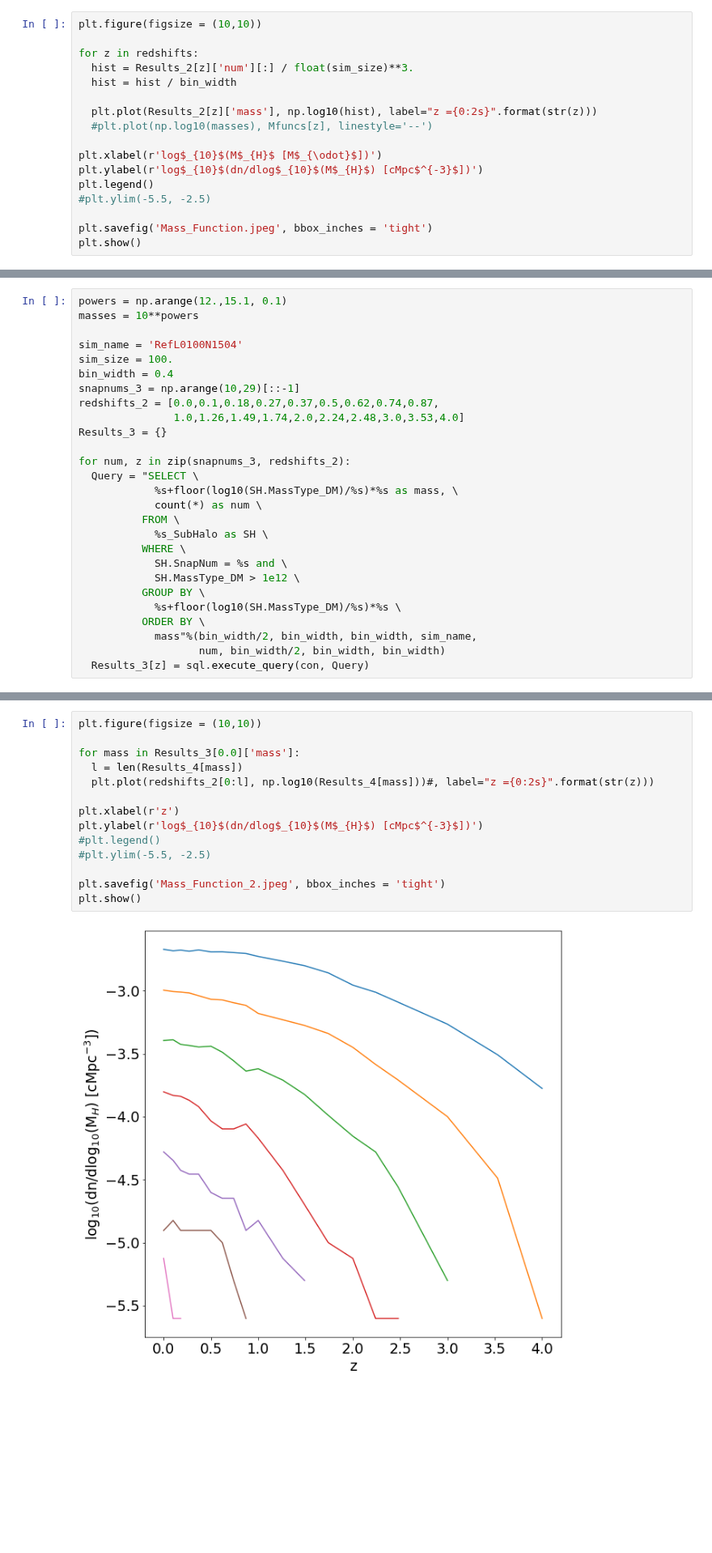
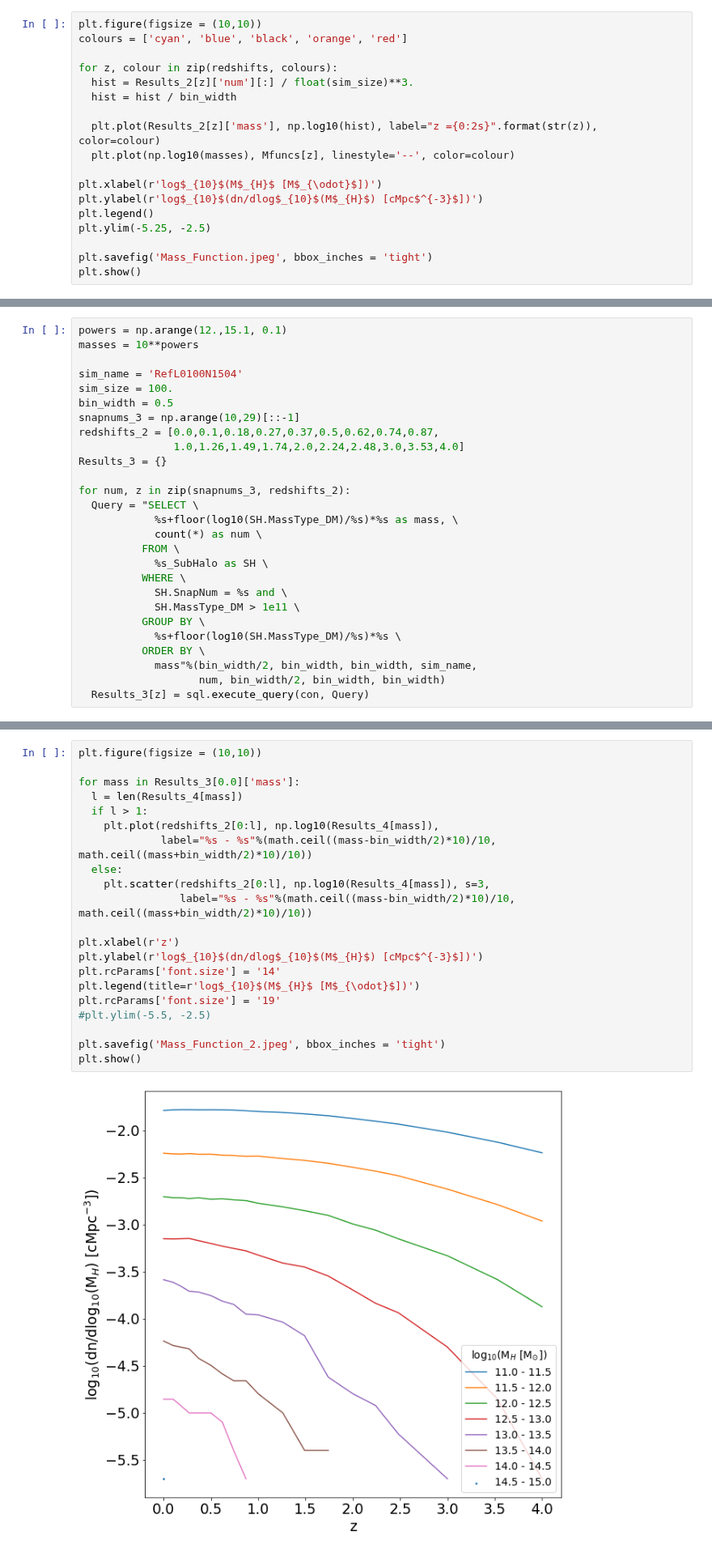
Before and after one commit to xvh422/L4-Project, a Jupyter notebook: J_Carter_Code.ipynb, the cells around one changed output, grey strips where cells are left out. Shown at 81% size. Cells and saved outputs as stored; diff of their text form; blank space fills up the shorter version.

```diff
--- a/J_Carter_Code.ipynb
+++ b/J_Carter_Code.ipynb
@@ -844,18 +846,19 @@ Results = sql.execute_query(con, Query)
 # Mass Function
 # %%
 plt.figure(figsize = (10,10))
+colours = ['cyan', 'blue', 'black', 'orange', 'red']
 
-for z in redshifts:
+for z, colour in zip(redshifts, colours):
   hist = Results_2[z]['num'][:] / float(sim_size)**3.
   hist = hist / bin_width
 
-  plt.plot(Results_2[z]['mass'], np.log10(hist), label="z ={0:2s}".format(str(z)))
-  #plt.plot(np.log10(masses), Mfuncs[z], linestyle='--')
+  plt.plot(Results_2[z]['mass'], np.log10(hist), label="z ={0:2s}".format(str(z)), color=colour)
+  plt.plot(np.log10(masses), Mfuncs[z], linestyle='--', color=colour)
 
 plt.xlabel(r'log$_{10}$(M$_{H}$ [M$_{\odot}$])')
 plt.ylabel(r'log$_{10}$(dn/dlog$_{10}$(M$_{H}$) [cMpc$^{-3}$])')
 plt.legend()
-#plt.ylim(-5.5, -2.5)
+plt.ylim(-5.25, -2.5)
 
 plt.savefig('Mass_Function.jpeg', bbox_inches = 'tight')
 plt.show()
@@ -879,7 +882,7 @@ masses = 10**powers
 
 sim_name = 'RefL0100N1504'
 sim_size = 100.
-bin_width = 0.4
+bin_width = 0.5
 snapnums_3 = np.arange(10,29)[::-1]
 redshifts_2 = [0.0,0.1,0.18,0.27,0.37,0.5,0.62,0.74,0.87,
                1.0,1.26,1.49,1.74,2.0,2.24,2.48,3.0,3.53,4.0]
@@ -893,7 +896,7 @@ for num, z in zip(snapnums_3, redshifts_2):
             %s_SubHalo as SH \
           WHERE \
             SH.SnapNum = %s and \
-            SH.MassType_DM > 1e12 \
+            SH.MassType_DM > 1e11 \
           GROUP BY \
             %s+floor(log10(SH.MassType_DM)/%s)*%s \
           ORDER BY \
@@ -917,16 +920,23 @@ for z in redshifts_2:
 # %%
 plt.figure(figsize = (10,10))
 
 for mass in Results_3[0.0]['mass']:
   l = len(Results_4[mass])
-  plt.plot(redshifts_2[0:l], np.log10(Results_4[mass]))#, label="z ={0:2s}".format(str(z)))
+  if l > 1:
+    plt.plot(redshifts_2[0:l], np.log10(Results_4[mass]),
+             label="%s - %s"%(math.ceil((mass-bin_width/2)*10)/10, math.ceil((mass+bin_width/2)*10)/10))
+  else:
+    plt.scatter(redshifts_2[0:l], np.log10(Results_4[mass]), s=3,
+                label="%s - %s"%(math.ceil((mass-bin_width/2)*10)/10, math.ceil((mass+bin_width/2)*10)/10))
 
 plt.xlabel(r'z')
 plt.ylabel(r'log$_{10}$(dn/dlog$_{10}$(M$_{H}$) [cMpc$^{-3}$])')
-#plt.legend()
+plt.rcParams['font.size'] = '14'
+plt.legend(title=r'log$_{10}$(M$_{H}$ [M$_{\odot}$])')
+plt.rcParams['font.size'] = '19'
 #plt.ylim(-5.5, -2.5)
 
 plt.savefig('Mass_Function_2.jpeg', bbox_inches = 'tight')
 plt.show()
 # %% [output]
-[figure, old version]
+[figure, new version]
```
Also changed, not shown: parts of 2 cells of this notebook.
